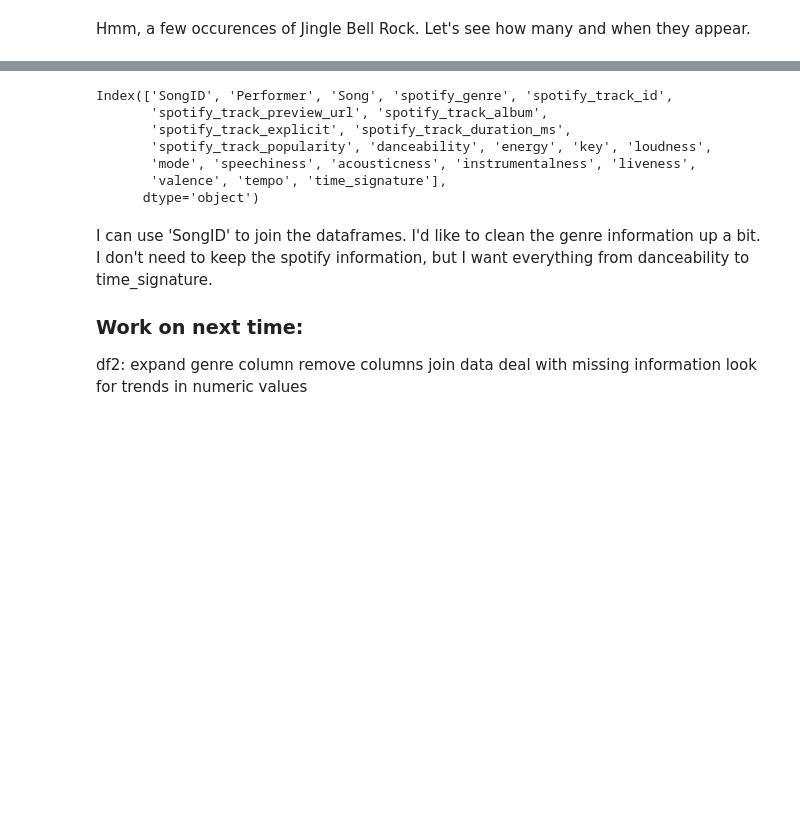
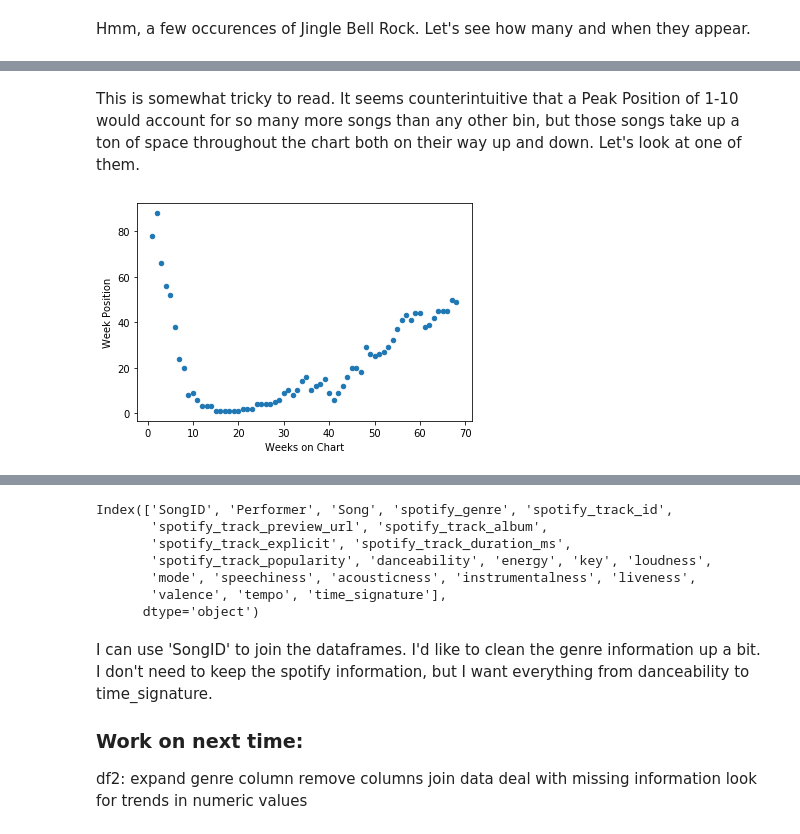
Before and after one commit to RobNewt/Data-Analysis, a Jupyter notebook: Billboard Top 100 (In Progress).ipynb, the cells around one changed output, grey strips where cells are left out. Drawn from its saved outputs; the diff is of its cells as text; code cells hidden in the pictures; blank space fills up the shorter version.

```diff
--- a/Billboard Top 100 (In Progress).ipynb
+++ b/Billboard Top 100 (In Progress).ipynb
@@ -163,0 +242,6 @@ dtype: int64
+# %% [markdown]
+This is somewhat tricky to read. It seems counterintuitive that a Peak Position of 1-10 would account for so many more songs than any other bin, but those songs take up a ton of space throughout the chart both on their way up and down. Let's look at one of them.
+# %%
+df1[df1['SongID']=='Party Rock AnthemLMFAO Featuring Lauren Bennett & GoonRock'].plot(kind='scatter', x='Weeks on Chart', y='Week Position');
+# %% [output]
+[figure, added]
```
Also changed, not shown: parts of 26 cells of this notebook.
